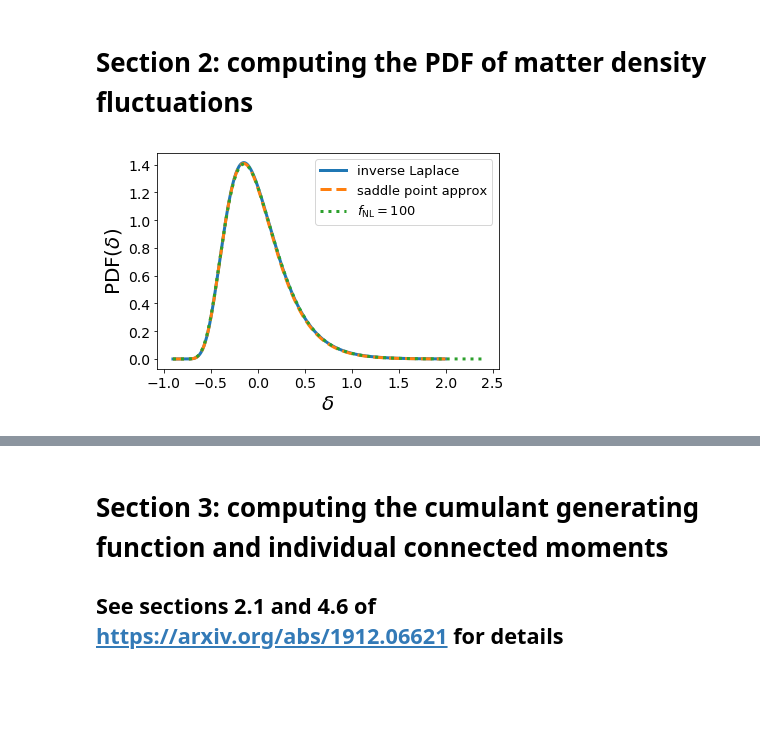
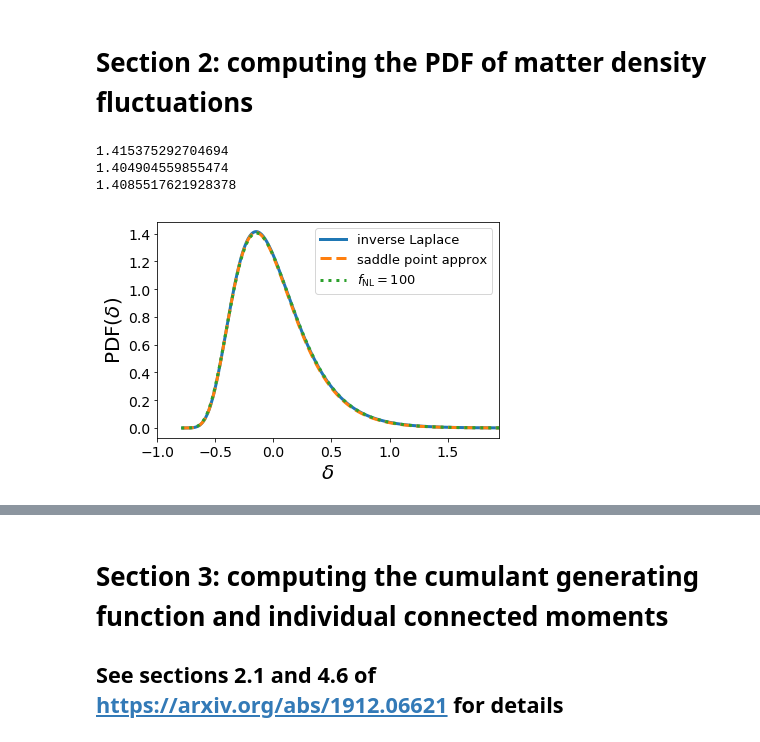
Before and after one commit to OliverFHD/CosMomentum, a Jupyter notebook: compute_PDF_and_CGF.ipynb, the cells around one changed output, grey strips where cells are left out. Saved outputs shown, nothing was run; the diff lists cells and outputs as text; code cells hidden in the pictures; blank space fills up the shorter version.

```diff
--- a/compute_PDF_and_CGF.ipynb
+++ b/compute_PDF_and_CGF.ipynb
@@ -104,8 +102,8 @@ return_Nlambda.restype = ctypes.c_int
 N_lambda = return_Nlambda(0)
 
 return_CGF = lib.return_CGF
-#           return_CGF(                         double* delta_L,                         double* delta_NL,                           double* lambda,                              double* phi,                     double* lambda_Gauss,                        double* phi_Gauss,                        double* variances,                       double* skewnesses,                              double* R_L,    int* N_lambda_uncollapsed,        double z, double R_in_comoving_Mpc,     double f_NL, double var_NL_rescale, int index_of_universe)
-return_CGF.argtypes = [ctypes.POINTER(ctypes.c_double*N_lambda), ctypes.POINTER(ctypes.c_double*N_lambda), ctypes.POINTER(ctypes.c_double*N_lambda), ctypes.POINTER(ctypes.c_double*N_lambda), ctypes.POINTER(ctypes.c_double*N_lambda), ctypes.POINTER(ctypes.c_double*N_lambda), ctypes.POINTER(ctypes.c_double*N_lambda), ctypes.POINTER(ctypes.c_double*N_lambda), ctypes.POINTER(ctypes.c_double*N_lambda), ctypes.POINTER(ctypes.c_int), ctypes.c_double,          ctypes.c_double, ctypes.c_double,       ctypes.c_double,          ctypes.c_int]
+#           return_CGF(                         double* delta_L,                           double* lambda,                              double* phi,              double* dphi_dlambda_values,            double* d2phi_dlambda2_values,    int* N_lambda_uncollapsed,        double z, double R_in_comoving_Mpc,     double f_NL, double var_NL_rescale, int index_of_universe)
+return_CGF.argtypes = [ctypes.POINTER(ctypes.c_double*N_lambda), ctypes.POINTER(ctypes.c_double*N_lambda), ctypes.POINTER(ctypes.c_double*N_lambda), ctypes.POINTER(ctypes.c_double*N_lambda), ctypes.POINTER(ctypes.c_double*N_lambda), ctypes.POINTER(ctypes.c_int), ctypes.c_double,          ctypes.c_double, ctypes.c_double,       ctypes.c_double,          ctypes.c_int]
 return_CGF.restype = None
 
 ## This function returns the cumulant generating function (CGF) of the 3D matter density field
@@ -116,19 +114,15 @@ return_CGF.restype = None
 # - for universe index_of_universe (= 0 if you have only created one universe)
 def CGF(z, R, f_NL, var_NL_rescale, index_of_universe):
     delta_L_values        = (ctypes.c_double*N_lambda)()
-    delta_NL_values       = (ctypes.c_double*N_lambda)()
     lambda_values         = (ctypes.c_double*N_lambda)()
     phi_values            = (ctypes.c_double*N_lambda)()
-    lambda_values_Gauss   = (ctypes.c_double*N_lambda)()
-    phi_values_Gauss      = (ctypes.c_double*N_lambda)()
-    variances             = (ctypes.c_double*N_lambda)()
-    skewnesses            = (ctypes.c_double*N_lambda)()
-    R_L_values            = (ctypes.c_double*N_lambda)()
+    dphi_dlambda_values   = (ctypes.c_double*N_lambda)() # == delta_NL_values
+    d2phi_dlambda2_values = (ctypes.c_double*N_lambda)()
     N_lambda_uncollapsed  = (ctypes.c_int)()
-
-    return_CGF(ctypes.byref(delta_L_values), ctypes.byref(delta_NL_values), ctypes.byref(lambda_values), ctypes.byref(phi_values), ctypes.byref(lambda_values_Gauss), ctypes.byref(phi_values_Gauss), ctypes.byref(variances), ctypes.byref(skewnesses), ctypes.byref(R_L_values), ctypes.byref(N_lambda_uncollapsed), z, R, f_NL, var_NL_rescale, index_of_universe)
+    #
+    return_CGF(ctypes.byref(delta_L_values), ctypes.byref(lambda_values), ctypes.byref(phi_values), ctypes.byref(dphi_dlambda_values), ctypes.byref(d2phi_dlambda2_values), ctypes.byref(N_lambda_uncollapsed), z, R, f_NL, var_NL_rescale, index_of_universe)
     N_lambda_uncollapsed = N_lambda_uncollapsed.value
-    return np.array(delta_L_values)[:N_lambda_uncollapsed], np.array(delta_NL_values)[:N_lambda_uncollapsed], np.array(lambda_values)[:N_lambda_uncollapsed], np.array(phi_values)[:N_lambda_uncollapsed], np.array(lambda_values_Gauss)[:N_lambda_uncollapsed], np.array(phi_values_Gauss)[:N_lambda_uncollapsed], np.array(variances)[:N_lambda_uncollapsed], np.array(skewnesses)[:N_lambda_uncollapsed], np.array(R_L_values)[:N_lambda_uncollapsed]
+    return np.array(delta_L_values)[:N_lambda_uncollapsed], np.array(lambda_values)[:N_lambda_uncollapsed], np.array(phi_values)[:N_lambda_uncollapsed], np.array(dphi_dlambda_values)[:N_lambda_uncollapsed], np.array(d2phi_dlambda2_values)[:N_lambda_uncollapsed]
 
 ## This function returns the PDF of the 3D matter density field using a saddle point
 ## approximation to solve the inverse Laplace transform that relates PDF and CGF.
@@ -138,21 +132,14 @@ def CGF(z, R, f_NL, var_NL_rescale, index_of_universe):
 # - non-linear variance being var_NL_rescale*halofit (Takahashi et al. 2012, Smith et al. 2003)
 # - for universe index_of_universe (= 0 if you have only created one universe
 def PDF_from_saddlepoint(z, R, delta_min, delta_max, f_NL, var_NL_rescale, index_of_universe):
-    d_L, d_NL, l, phi, l_G, phi_G, var, skew, R_L = CGF(z, R, f_NL, var_NL_rescale, index_of_universe)
+    d_L, l, phi, dphi_dl, d2phi_dl2 = CGF(z, R, f_NL, var_NL_rescale, index_of_universe)
     Nl = len(l)
-    l_plus   = l[1:]
-    l_minus  = l[:Nl-1]
-    l_center = 0.5*(l_plus+l_minus)
-    d_NL_plus  = d_NL[1:]
-    d_NL_minus = d_NL[:Nl-1]
-    d_NL_center = 0.5*(d_NL_plus+d_NL_minus)
-    d_NL_prime = (d_NL_plus-d_NL_minus)/(l_plus-l_minus)
     ddelta = (delta_max-delta_min)/float(N_delta-1)
     delta_values     = np.arange(0, N_delta)*ddelta+delta_min
     PDF_values       = np.zeros(N_delta)
-    phi_interp = np.interp(delta_values, d_NL, phi)
-    phi_prime_prime_interp = np.interp(delta_values, d_NL_center, d_NL_prime)
-    l_interp = np.interp(delta_values, d_NL, l)
+    phi_interp = np.interp(delta_values, dphi_dl, phi)
+    phi_prime_prime_interp = np.interp(delta_values, dphi_dl, d2phi_dl2)
+    l_interp = np.interp(delta_values, dphi_dl, l)
     indeces = np.where(phi_prime_prime_interp>0.0)[0]
     PDF_values[indeces]       = np.exp(-l_interp[indeces]*delta_values[indeces]+phi_interp[indeces])/np.sqrt(2.0*np.pi*phi_prime_prime_interp[indeces])
     return delta_values, PDF_values
@@ -168,21 +157,31 @@ delta_values_PNG, PDF_values_PNG = PDF_from_inv_Laplace_transform(z, 15.0, 100.0
 # PDF from saddle point approximation of inverse Laplace transform
 # assuming f_NL = 0.0
 delta_values_saddle, PDF_values_saddle_point_approx = PDF_from_saddlepoint(z, 15.0, delta_values[0], delta_values[N_delta-1], 0.0, 1.0, 0)
+# %%
+print(np.max(PDF_values))
+print(np.max(PDF_values_PNG))
+print(np.max(PDF_values_saddle_point_approx))
+# %% [output]
+1.415375292704694
+1.404904559855474
+1.4085517621928378
 # %%
 plt.plot(delta_values, PDF_values, linewidth=3, linestyle='solid', label='inverse Laplace')
 plt.plot(delta_values_saddle, PDF_values_saddle_point_approx, linewidth=3, linestyle='dashed', label='saddle point approx')
 plt.plot(delta_values_PNG, PDF_values_PNG, linewidth=3, linestyle='dotted', label=r'$f_{\mathrm{NL}} = 100$')
 
 
 plt.legend(fontsize=13, loc='upper right')
 plt.xticks(fontsize=14)
 plt.yticks(fontsize=14)
+var = np.sum(delta_values**2*PDF_values)/np.sum(PDF_values)
+plt.xlim(-1.0, 6.0*np.sqrt(var))
 
 plt.xlabel(r'$\delta$', size = 20)
 plt.ylabel(r'$\mathrm{PDF}(\delta)$', size = 20)
 plt.subplots_adjust(left  = 0.18, right = 0.97, bottom=0.17, top=0.92)
 # %% [output]
-[figure, old version]
+[figure, new version]
 # %%
 plt.plot(delta_values, np.interp(delta_values, delta_values_PNG, PDF_values_PNG)-PDF_values)
 plt.xticks(fontsize=14)
```
Also changed, not shown: parts of 31 cells of this notebook, 17 other files.
